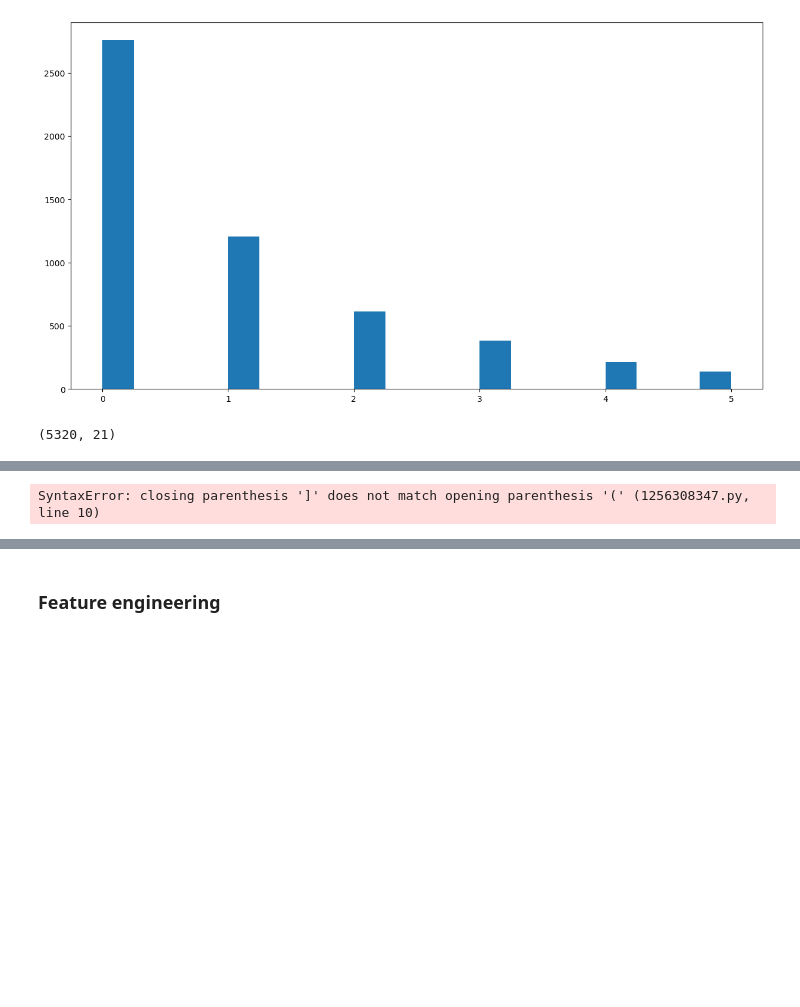
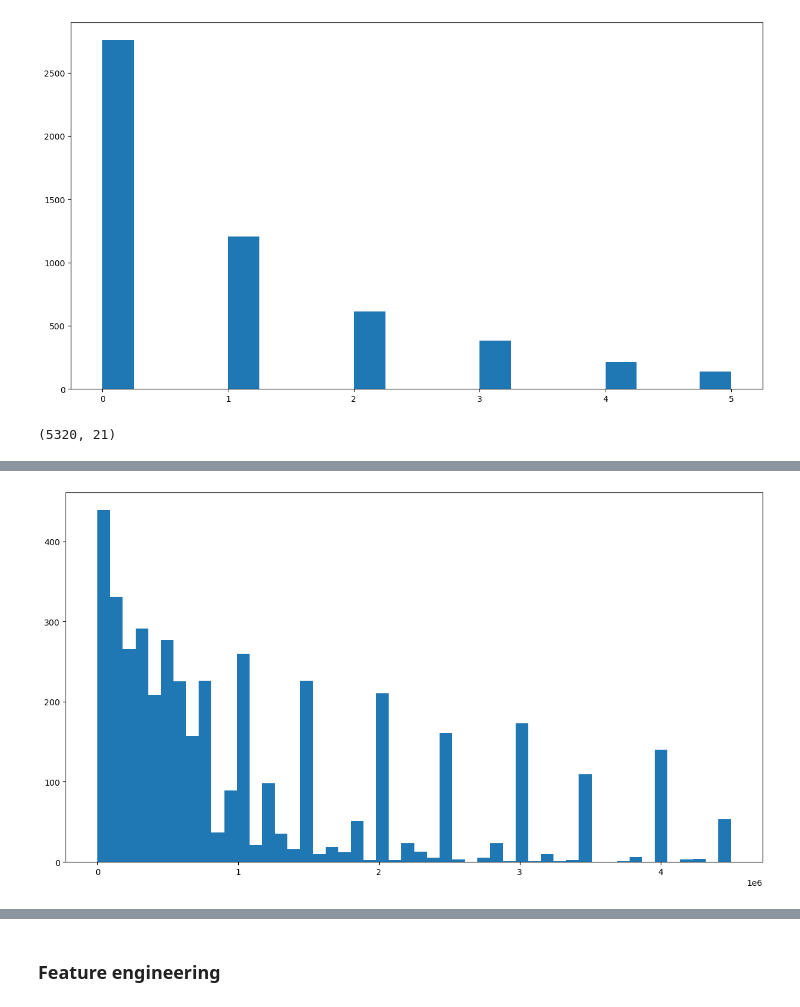
Before and after one commit to Tuwaiq-DS-ML-bootcamp-V-8/Usecase-7, a Jupyter notebook: EDA explain template.ipynb, the cells around one changed output, grey strips where cells are left out. Drawn from its saved outputs; the diff is of its cells as text; code cells hidden in the pictures; blank space fills up the shorter version.

```diff
--- a/EDA explain template.ipynb
+++ b/EDA explain template.ipynb
@@ -525,16 +527,16 @@ df.shape
 # %%
 plt.figure(figsize=(15,8))
 # show 'highest_value' values and do statical method to outbounding outliers
 #plt.hist(df['highest_value']);
 Q1 = df['highest_value'].quantile(0.25)
 Q3 = df['highest_value'].quantile(0.75)
 IQR = Q3 - Q1
 
 
 #plt.hist(df['highest_value'], bins=40)
-plt.hist(df[((df['highest_value'] >= Q1 - 1.5 * IQR) & (df['highest_value'] <= Q3 + 1.5 * IQR)]['highest_value'], bins=50);
+plt.hist(df[(df['highest_value'] >= Q1 - 1.5 * IQR) & (df['highest_value'] <= Q3 + 1.5 * IQR)]['highest_value'], bins=50);
 # %% [output]
-SyntaxError: closing parenthesis ']' does not match opening parenthesis '(' (1256308347.py, line 10)
+[figure, added]
 # %%
 df = df[(df['highest_value'] >= Q1 - 1.5 * IQR) & (df['highest_value'] <= Q3 + 1.5 * IQR)]
 # %%
```
Also changed, not shown: parts of 23 cells of this notebook.
